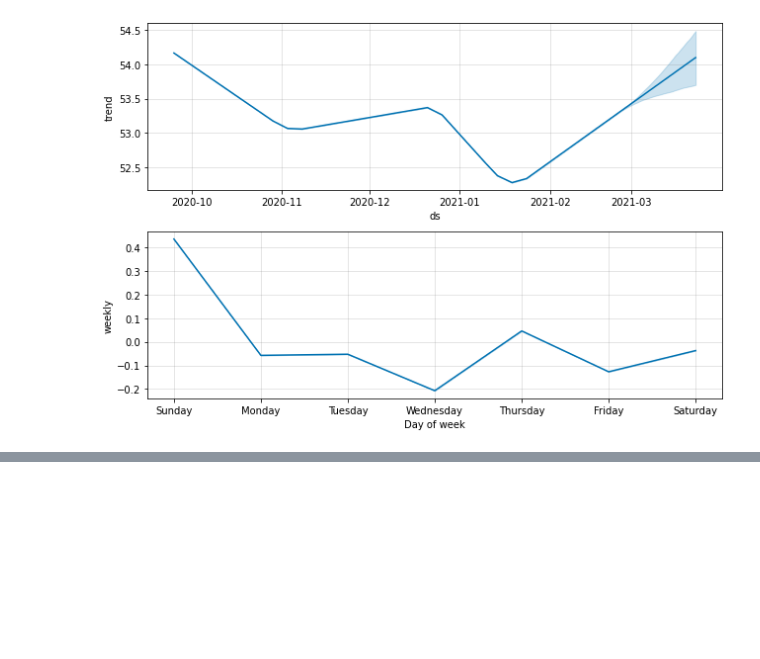
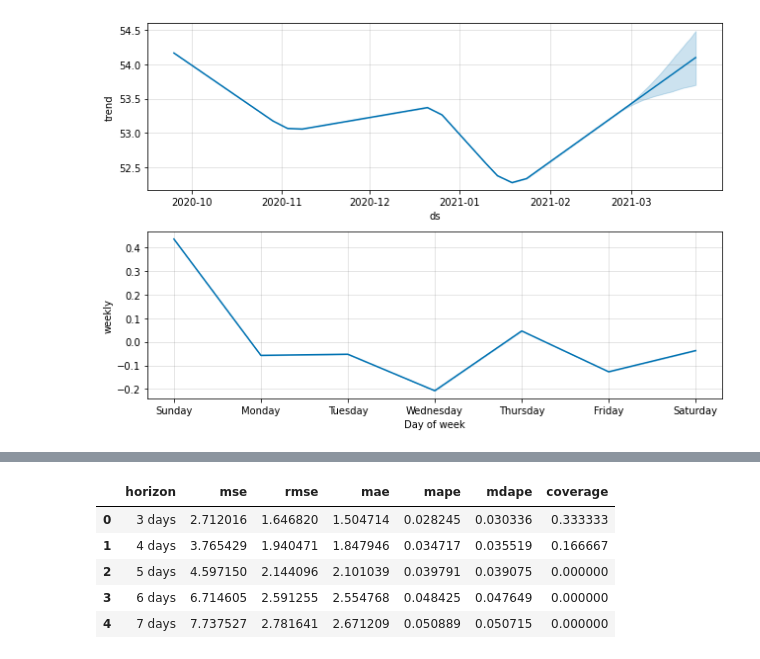
Before and after one commit to ANUPRIYAR/TimeSeriesForecasting, a Jupyter notebook: TimeSeries_capacity_optmization.ipynb, the cells around one changed output, grey strips where cells are left out. Cells and saved outputs as stored; diff of their text form; code cells hidden in the pictures; blank space fills up the shorter version.

```diff
--- a/TimeSeries_capacity_optmization.ipynb
+++ b/TimeSeries_capacity_optmization.ipynb
@@ -204,0 +248,11 @@ plot_plotly(model, forecast)
+# %%
+df_p = performance_metrics(df_cv)
+# %%
+df_p.head()
+# %% [output]
+|  | horizon | mse | rmse | mae | mape | mdape | coverage |
+| 0 | 3 days | 2.712016 | 1.646820 | 1.504714 | 0.028245 | 0.030336 | 0.333333 |
+| 1 | 4 days | 3.765429 | 1.940471 | 1.847946 | 0.034717 | 0.035519 | 0.166667 |
+| 2 | 5 days | 4.597150 | 2.144096 | 2.101039 | 0.039791 | 0.039075 | 0.000000 |
+| 3 | 6 days | 6.714605 | 2.591255 | 2.554768 | 0.048425 | 0.047649 | 0.000000 |
+| 4 | 7 days | 7.737527 | 2.781641 | 2.671209 | 0.050889 | 0.050715 | 0.000000 |
```
Also changed, not shown: parts of 16 cells of this notebook.
